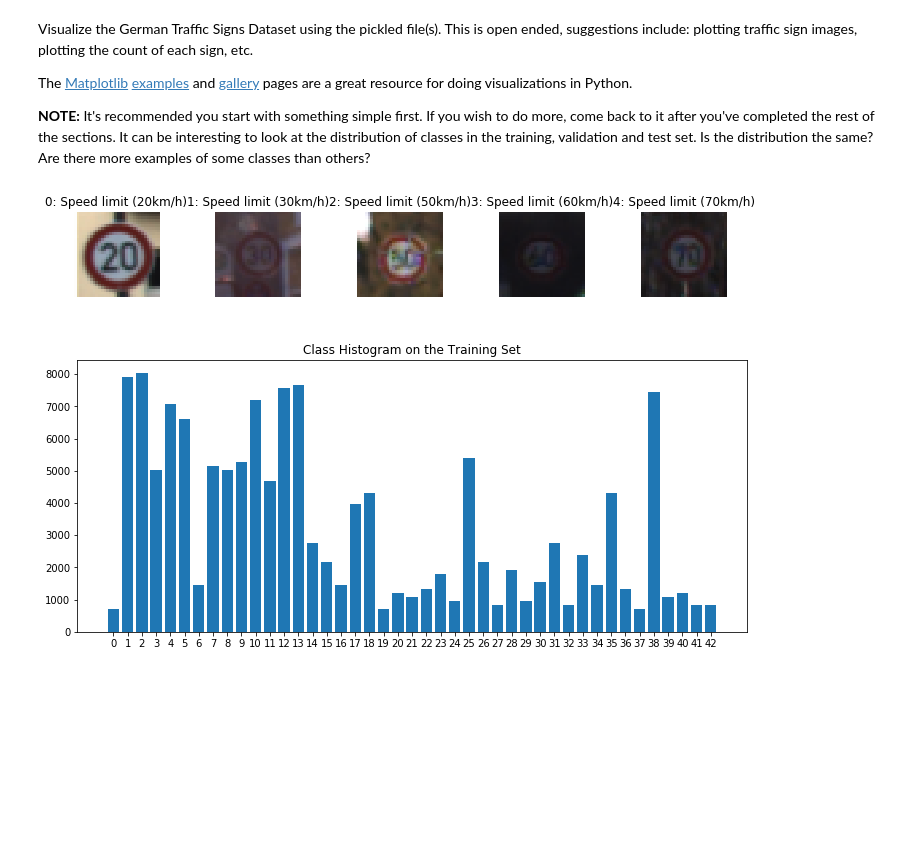
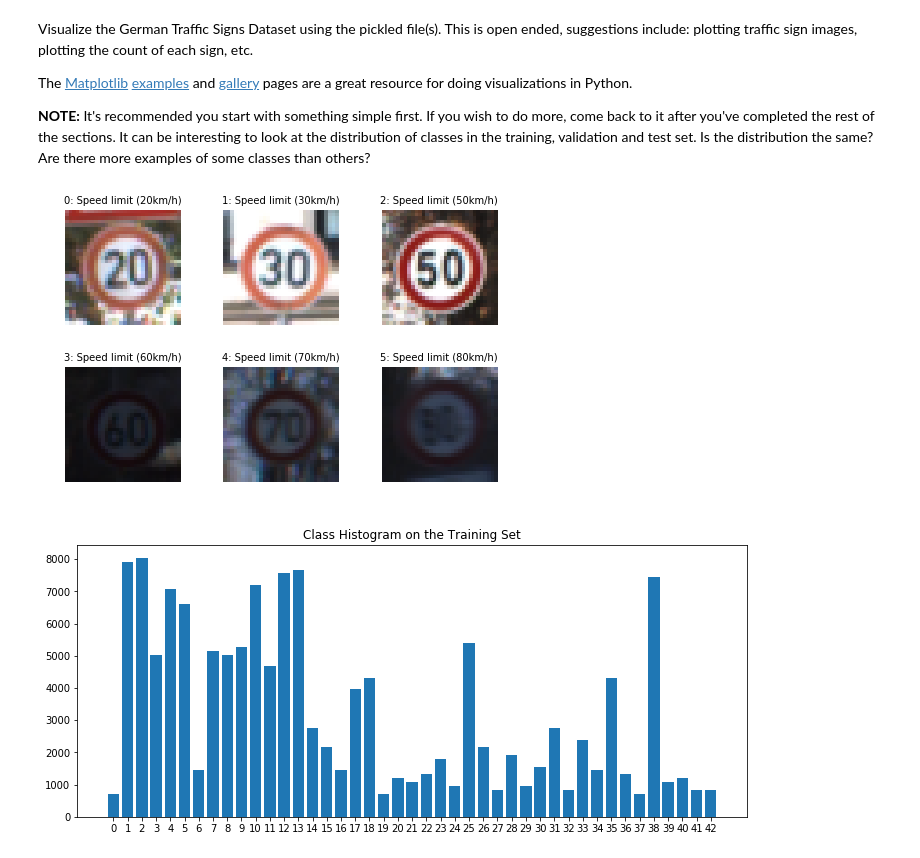
Before and after one commit to josehoras/Traffic-Sign-Classifier, a Jupyter notebook: Traffic_Sign_Classifier.ipynb, the cells around one changed output. Drawn from its saved outputs; the diff is of its cells as text; code cells hidden in the pictures; blank space fills up the shorter version.

```diff
--- a/Traffic_Sign_Classifier.ipynb
+++ b/Traffic_Sign_Classifier.ipynb
@@ -49,8 +49,7 @@ X_test, y_test = test['features'], test['labels']
 
 
 # Add augmented training data
-def add_data(new_data_file, X_train_old, y_train_old):
-    training_new = new_data_file
+def add_data(training_new, X_train_old, y_train_old):
     with open(training_new, mode='rb') as f:
         train_new = pickle.load(f)
     X_train_new, y_train_new = train_new['features'], train_new['labels']
@@ -110,26 +109,28 @@ The [Matplotlib](http://matplotlib.org/) [examples](http://matplotlib.org/exampl
 # %%
 # Visualizations will be shown in the notebook.
 %matplotlib inline
 # Open csv and place signnames in dictionary
 reader = csv.reader(open('signnames.csv', mode='r'))
 signs_dict = dict((rows[0], rows[1]) for rows in reader)
 
 # Visualizations
-n = 5 # number of classes to display
-rows = 1
-cols = 5
-plt.figure(1, figsize=(cols*2, rows*2))
+n = 6      # number of classes to display
+rows = 2
+cols = 3
+f = plt.figure(1, figsize=(cols*2.25, rows*2.25))
 for i in range(n):
     plt.subplot(rows, cols, i + 1)  # sets the number of feature maps to show on each row and column
-    plt.title(str(i) + ": " + signs_dict[str(i)], fontsize=12)
+    j = i * 1
+    plt.title(str(j) + ": " + signs_dict[str(j)], fontsize=10)
     plt.axis('off')
-    idx = np.where(y_train == i)[0][0]
+    idx = np.where(y_train == j)[0][80]
     plt.imshow(X_train[idx])
 # plt.subplots_adjust(wspace=0.1, hspace=0)
 plt.tight_layout()
 plt.show()
+# f.savefig("writeup_images/expl_visualization.jpg")
 # %% [output]
-[figure, old version]
+[figure, new version]
 # %%
 # Count frequency of each label
 labels, counts = np.unique(y_train, return_counts=True)
```
Also changed, not shown: parts of 5 cells of this notebook, 3 other files.
